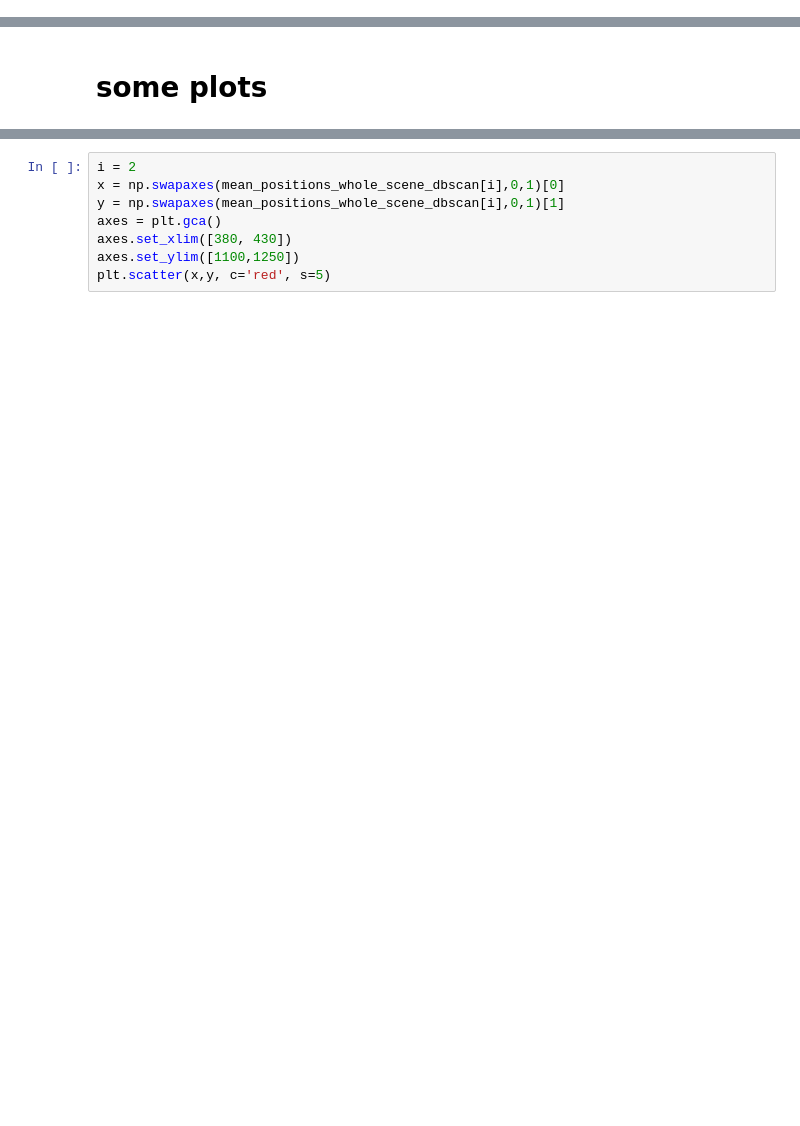
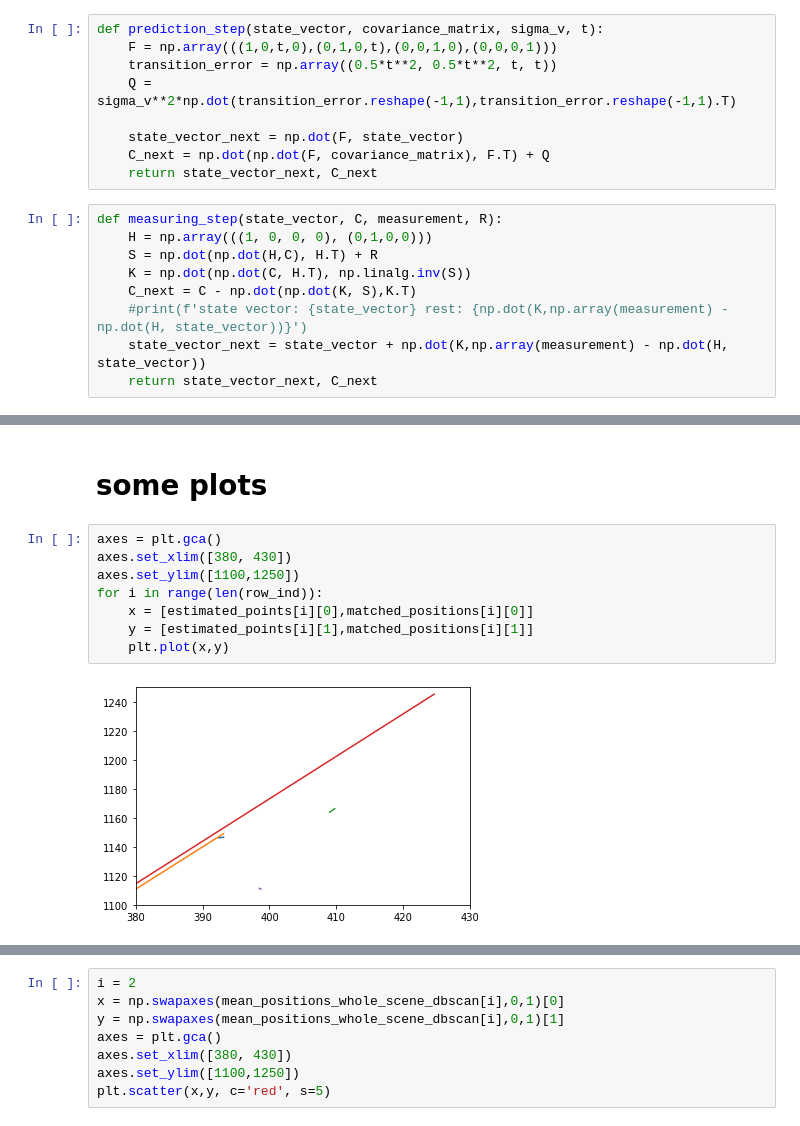
Before and after one commit to nilsbeyer/datafusion, a Jupyter notebook: week3.ipynb, the cells around one changed output, grey strips where cells are left out. Cells and saved outputs as stored; diff of their text form; blank space fills up the shorter version.

```diff
--- a/week3.ipynb
+++ b/week3.ipynb
@@ -247,0 +271,18 @@ for i in range(len(row_ind)):
+# %%
+def prediction_step(state_vector, covariance_matrix, sigma_v, t):
+    F = np.array(((1,0,t,0),(0,1,0,t),(0,0,1,0),(0,0,0,1)))
+    transition_error = np.array((0.5*t**2, 0.5*t**2, t, t))
+    Q = sigma_v**2*np.dot(transition_error.reshape(-1,1),transition_error.reshape(-1,1).T)
+
+    state_vector_next = np.dot(F, state_vector)
+    C_next = np.dot(np.dot(F, covariance_matrix), F.T) + Q
+    return state_vector_next, C_next
+# %%
+def measuring_step(state_vector, C, measurement, R):
+    H = np.array(((1, 0, 0, 0), (0,1,0,0)))
+    S = np.dot(np.dot(H,C), H.T) + R
+    K = np.dot(np.dot(C, H.T), np.linalg.inv(S))
+    C_next = C - np.dot(np.dot(K, S),K.T)
+    #print(f'state vector: {state_vector} rest: {np.dot(K,np.array(measurement) - np.dot(H, state_vector))}')
+    state_vector_next = state_vector + np.dot(K,np.array(measurement) - np.dot(H, state_vector))
+    return state_vector_next, C_next
@@ -248,2 +362,12 @@ for i in range(len(row_ind)):
 # %% [markdown]
 # some plots
+# %%
+axes = plt.gca()
+axes.set_xlim([380, 430])
+axes.set_ylim([1100,1250])
+for i in range(len(row_ind)):
+    x = [estimated_points[i][0],matched_positions[i][0]]
+    y = [estimated_points[i][1],matched_positions[i][1]]
+    plt.plot(x,y)
+# %% [output]
+[figure, added]
```
Also changed, not shown: parts of 16 cells of this notebook.
